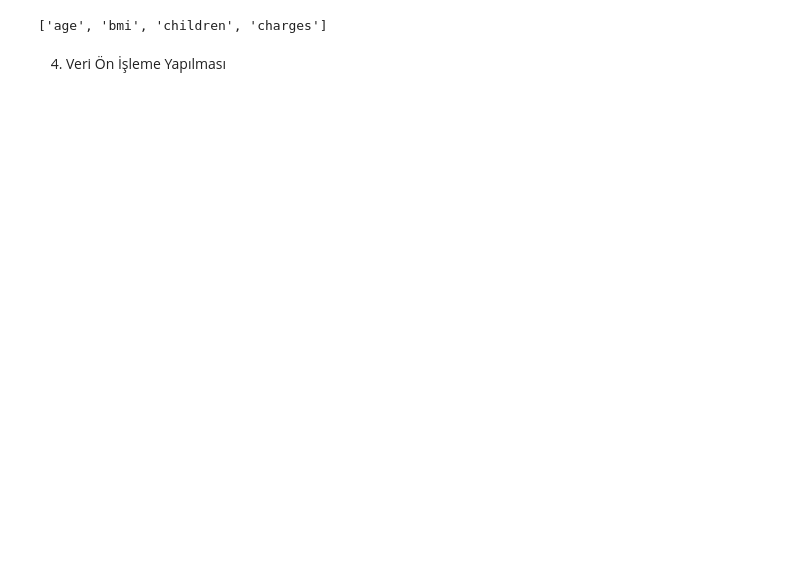
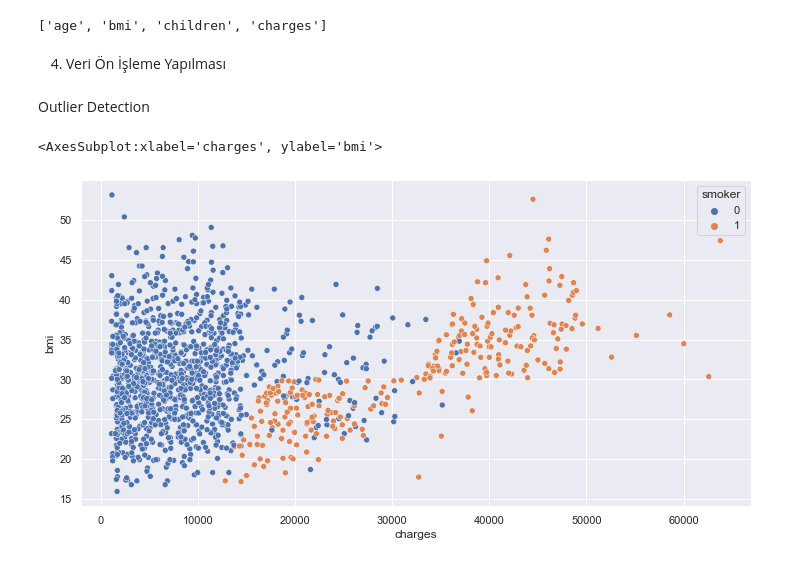
Before and after one commit to borhunsahin/kaggle-medical-cost-personal-analysis, a Jupyter notebook: main.ipynb, the cells around one changed output. Drawn from its saved outputs; the diff is of its cells as text; code cells hidden in the pictures; blank space fills up the shorter version.

```diff
--- a/main.ipynb
+++ b/main.ipynb
@@ -214,0 +257,9 @@ df.loc[df["region"]=="southeast","region"] = 3
+# %% [markdown]
+Outlier Detection
+# %%
+plt.figure(figsize=(12,6))
+sns.set_theme()
+sns.scatterplot(data = df,x="charges",y="bmi",hue="smoker")
+# %% [output]
+<AxesSubplot:xlabel='charges', ylabel='bmi'>
+[figure, added]
```
Also changed, not shown: parts of 37 cells of this notebook, 1 other file.
